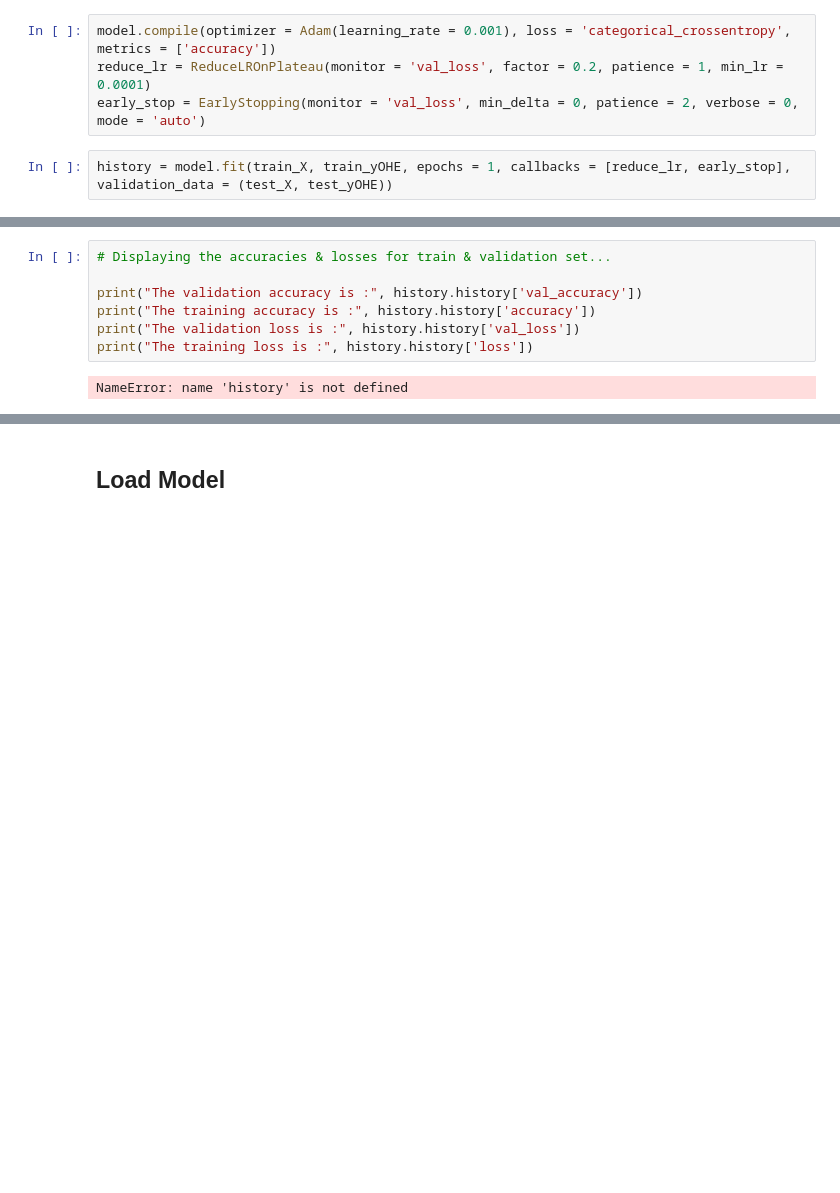
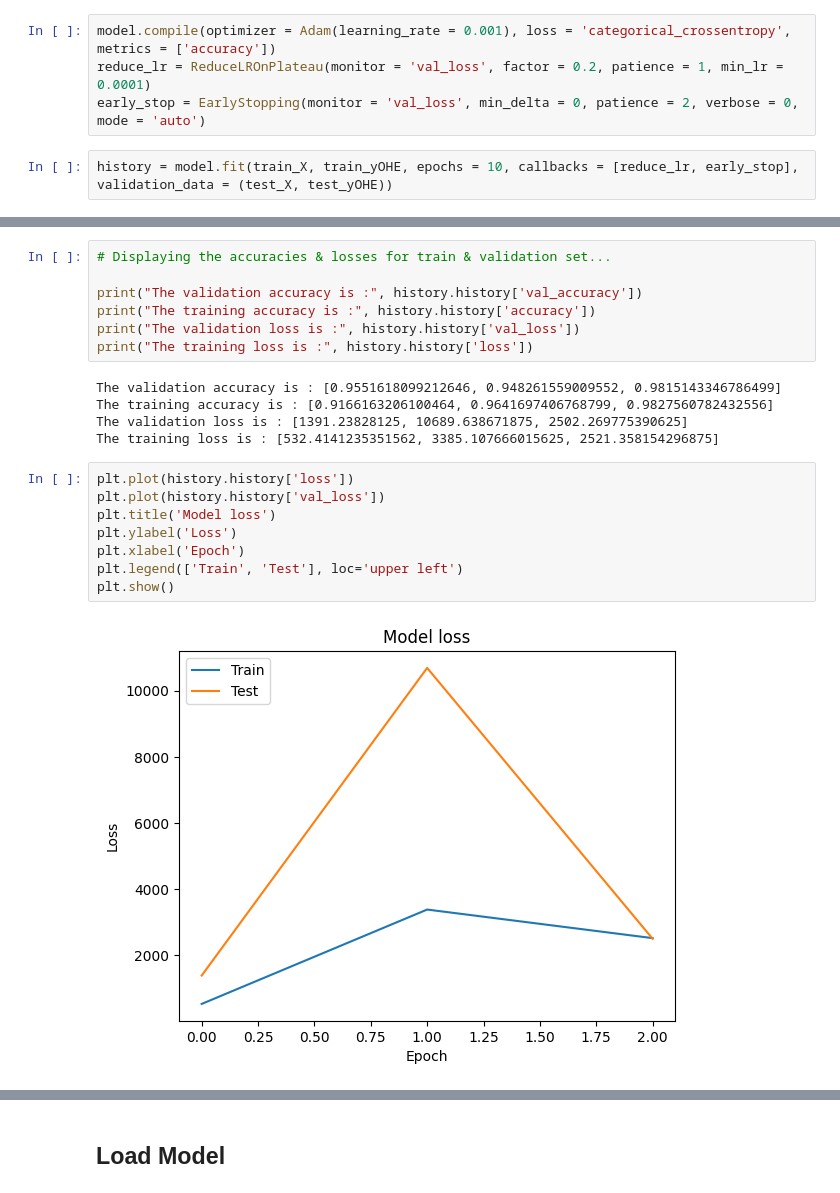
Before and after one commit to Nesto17/handwriting_classifier, a Jupyter notebook: model_train.ipynb, the cells around one changed output, grey strips where cells are left out. Cells and saved outputs as stored; diff of their text form; blank space fills up the shorter version.

```diff
--- a/model_train.ipynb
+++ b/model_train.ipynb
@@ -189,5 +161,5 @@ model.compile(optimizer = Adam(learning_rate = 0.001), loss = 'categorical_cross
 reduce_lr = ReduceLROnPlateau(monitor = 'val_loss', factor = 0.2, patience = 1, min_lr = 0.0001)
 early_stop = EarlyStopping(monitor = 'val_loss', min_delta = 0, patience = 2, verbose = 0, mode = 'auto')
 # %%
-history = model.fit(train_X, train_yOHE, epochs = 1, callbacks = [reduce_lr, early_stop], validation_data = (test_X, test_yOHE))
+history = model.fit(train_X, train_yOHE, epochs = 10, callbacks = [reduce_lr, early_stop], validation_data = (test_X, test_yOHE))
 # %% [output]
@@ -225,4 +202,17 @@ print("The training accuracy is :", history.history['accuracy'])
 print("The validation loss is :", history.history['val_loss'])
 print("The training loss is :", history.history['loss'])
 # %% [output]
-NameError: name 'history' is not defined
+The validation accuracy is : [0.9551618099212646, 0.948261559009552, 0.9815143346786499]
+The training accuracy is : [0.9166163206100464, 0.9641697406768799, 0.9827560782432556]
+The validation loss is : [1391.23828125, 10689.638671875, 2502.269775390625]
+The training loss is : [532.4141235351562, 3385.107666015625, 2521.358154296875]
+# %%
+plt.plot(history.history['loss'])
+plt.plot(history.history['val_loss'])
+plt.title('Model loss')
+plt.ylabel('Loss')
+plt.xlabel('Epoch')
+plt.legend(['Train', 'Test'], loc='upper left')
+plt.show()
+# %% [output]
+[figure, added]
```
Also changed, not shown: parts of 11 cells of this notebook, 8 other files.
